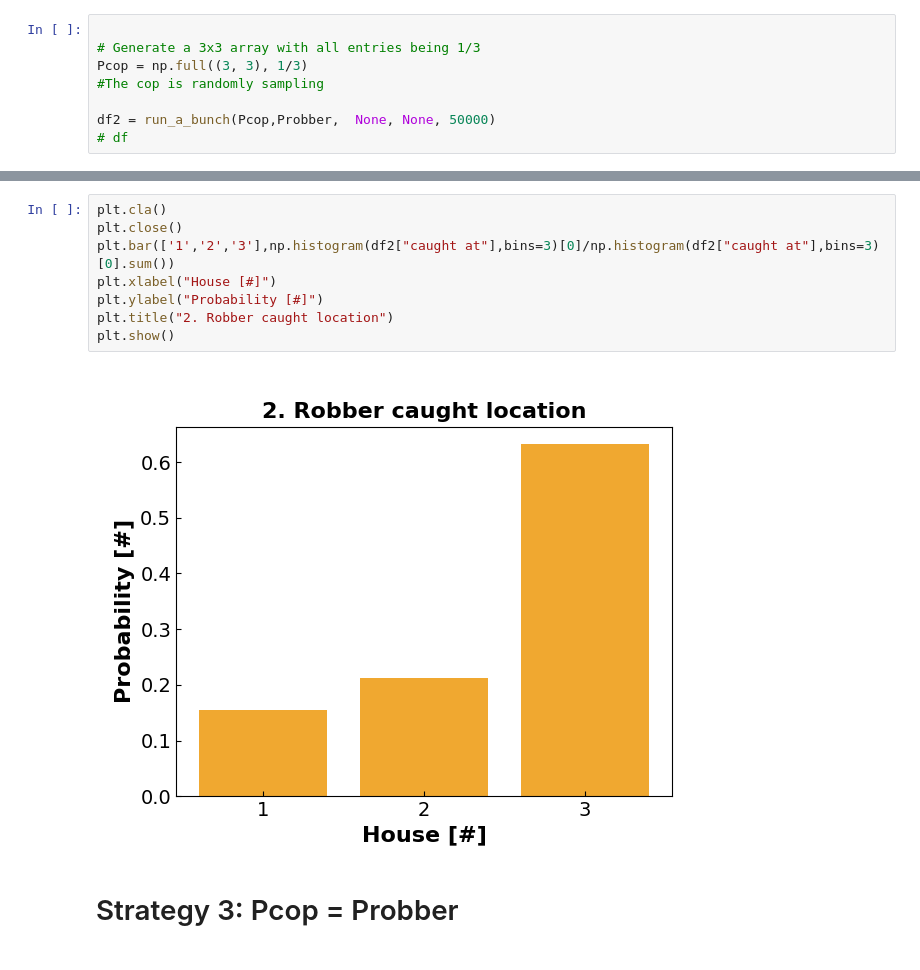
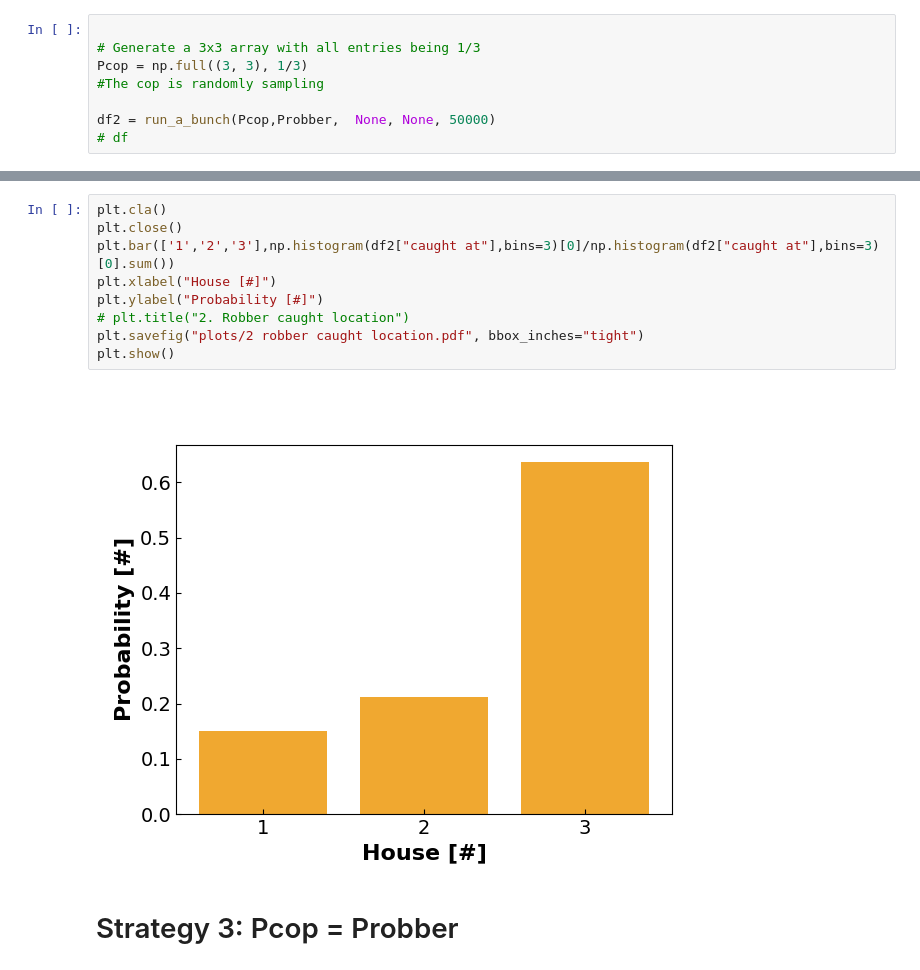
Before and after one commit to davidvrchen/stochastic-processes, a Jupyter notebook: code/strategies_20230612170907.ipynb, the cells around one changed output, grey strips where cells are left out. Cells and saved outputs as stored; diff of their text form.

```diff
--- a/code/strategies_20230612170907.ipynb
+++ b/code/strategies_20230612170907.ipynb
@@ -169,13 +171,14 @@ plt.show()
 # %%
 plt.cla()
 plt.close()
 plt.bar(['1','2','3'],np.histogram(df2["caught at"],bins=3)[0]/np.histogram(df2["caught at"],bins=3)[0].sum())
 plt.xlabel("House [#]")
 plt.ylabel("Probability [#]")
-plt.title("2. Robber caught location")
+# plt.title("2. Robber caught location")
+plt.savefig("plots/2 robber caught location.pdf", bbox_inches="tight")
 plt.show()
 # %% [output]
-[figure, old version]
+[figure, new version]
 # %% [markdown]
 # Strategy 3: Pcop = Probber
 # %%
```
Also changed, not shown: parts of 4 cells of this notebook, 4 other files.
